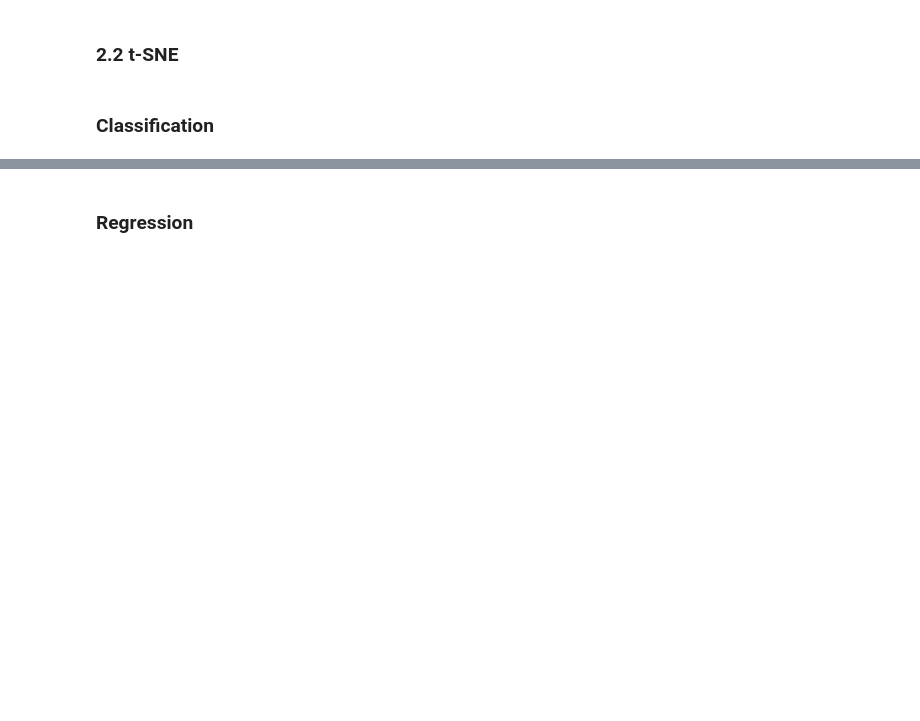
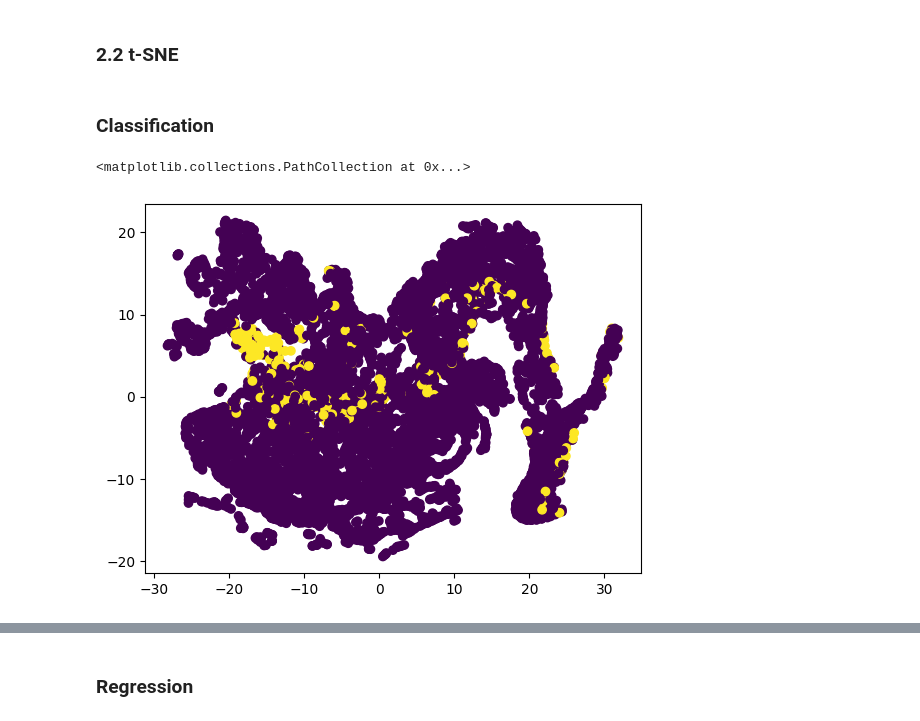
Before and after one commit to Otocolobus-manules/Mashine-Learning_3_semestr, a Jupyter notebook: Работа 9/lab9_Abramov_fit221.ipynb, the cells around one changed output, grey strips where cells are left out. Drawn from its saved outputs; the diff is of its cells as text; code cells hidden in the pictures; blank space fills up the shorter version.

```diff
--- a/Работа 9/lab9_Abramov_fit221.ipynb
+++ b/Работа 9/lab9_Abramov_fit221.ipynb
@@ -368,8 +398,11 @@ r2 = 0.5313601894959064
 from sklearn.manifold import TSNE
 import matplotlib.pyplot as plt
 # %%
-#tsne = TSNE(n_components=2)
-#X_class_tsne = tsne.fit_transform(X_class)
+tsne = TSNE(n_components=3)
+X_class_tsne = tsne.fit_transform(X_class[:10000])
 # %%
-#plt.scatter(X_class_tsne[:,0], X_class_tsne[:,1], c=y_class)
+plt.scatter(X_class_tsne[:,0], X_class_tsne[:,1], c=y_class[:10000])
+# %% [output]
+<matplotlib.collections.PathCollection at 0x...>
+[figure, added]
 # %%
```
Also changed, not shown: parts of 35 cells of this notebook.
